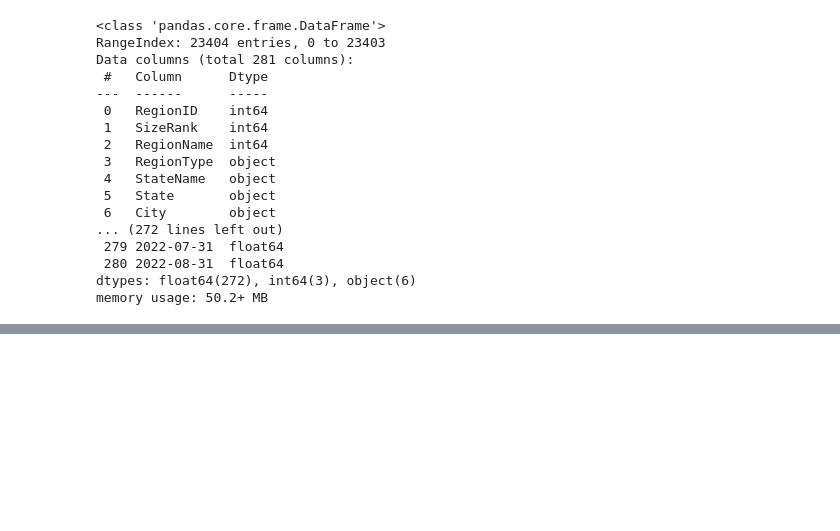
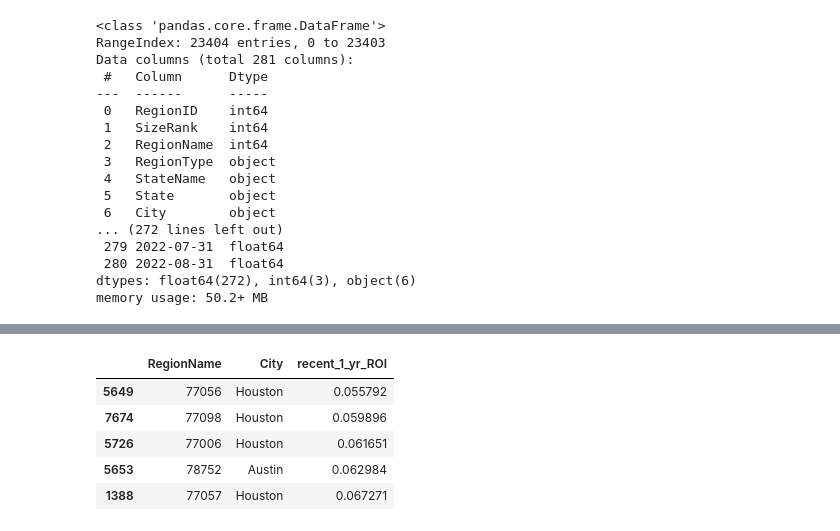
Before and after one commit to ashakeri92/Zillow-Research, a Jupyter notebook: Analysis.ipynb, the cells around one changed output, grey strips where cells are left out. Saved outputs shown, nothing was run; the diff lists cells and outputs as text; code cells hidden in the pictures; blank space fills up the shorter version.

```diff
--- a/Analysis.ipynb
+++ b/Analysis.ipynb
@@ -115,0 +215,2 @@ memory usage: 328.3+ KB
+# %%
+data.City.fillna('None', inplace=True)
@@ -115,0 +238,2 @@ memory usage: 328.3+ KB
+# %%
+data.Metro.fillna('None', inplace=True)
@@ -115,0 +287,2 @@ memory usage: 328.3+ KB
+# %%
+data.CountyName.fillna('None', inplace=True)
@@ -115,0 +310,4 @@ memory usage: 328.3+ KB
+# %%
+# Check out most recent 1 year ROI
+data['recent_1_yr_ROI'] = (data['2022-08-31'] - data['2021-08-31'])/(data['2021-08-31'])
+data['recent_1_yr_ROI']
@@ -115,0 +327,10 @@ memory usage: 328.3+ KB
+# %%
+# Lowest Values
+data.sort_values('recent_1_yr_ROI').head()[['RegionName', 'City', 'recent_1_yr_ROI']]
+# %% [output]
+|  | RegionName | City | recent_1_yr_ROI |
+| 5649 | 77056 | Houston | 0.055792 |
+| 7674 | 77098 | Houston | 0.059896 |
+| 5726 | 77006 | Houston | 0.061651 |
+| 5653 | 78752 | Austin | 0.062984 |
+| 1388 | 77057 | Houston | 0.067271 |
```
Also changed, not shown: parts of 45 cells of this notebook.
